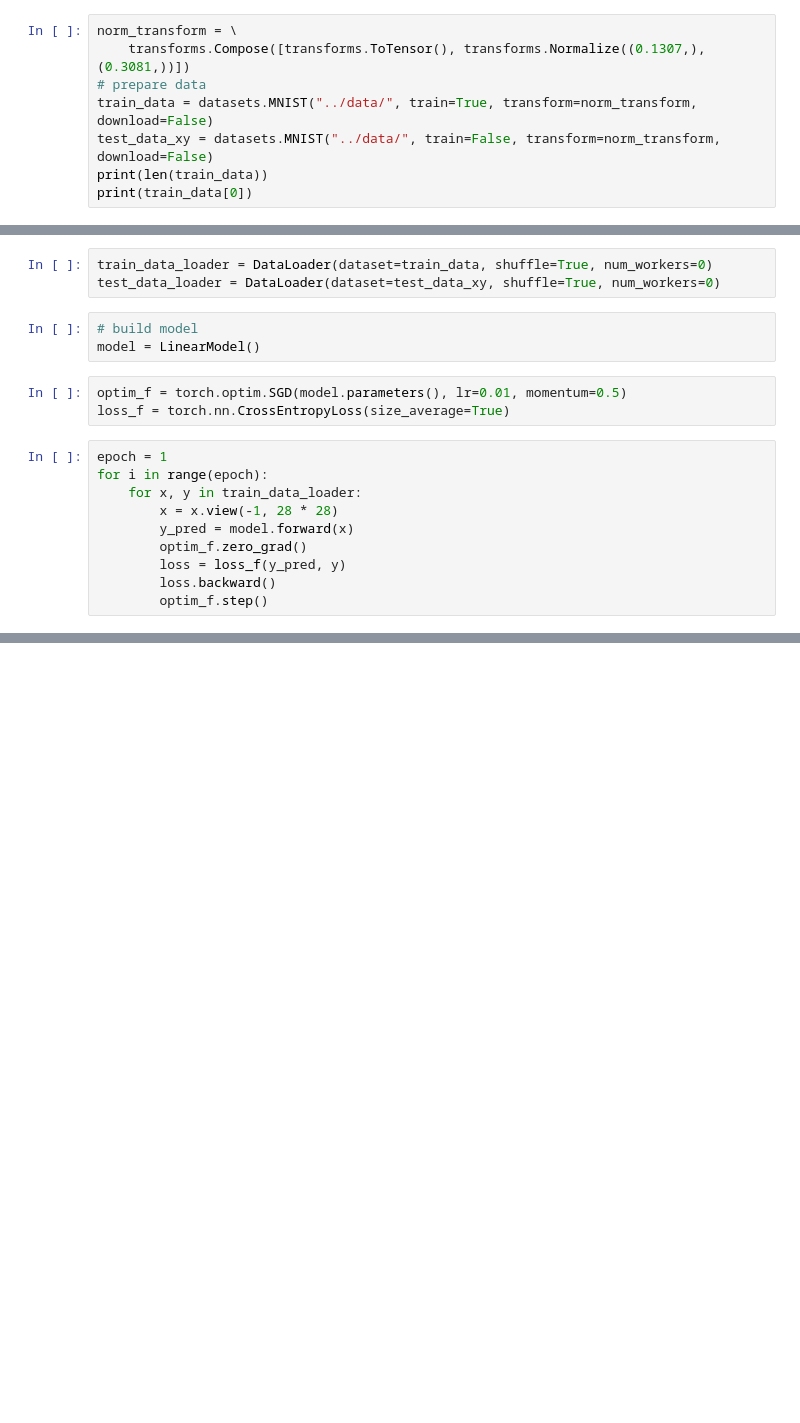
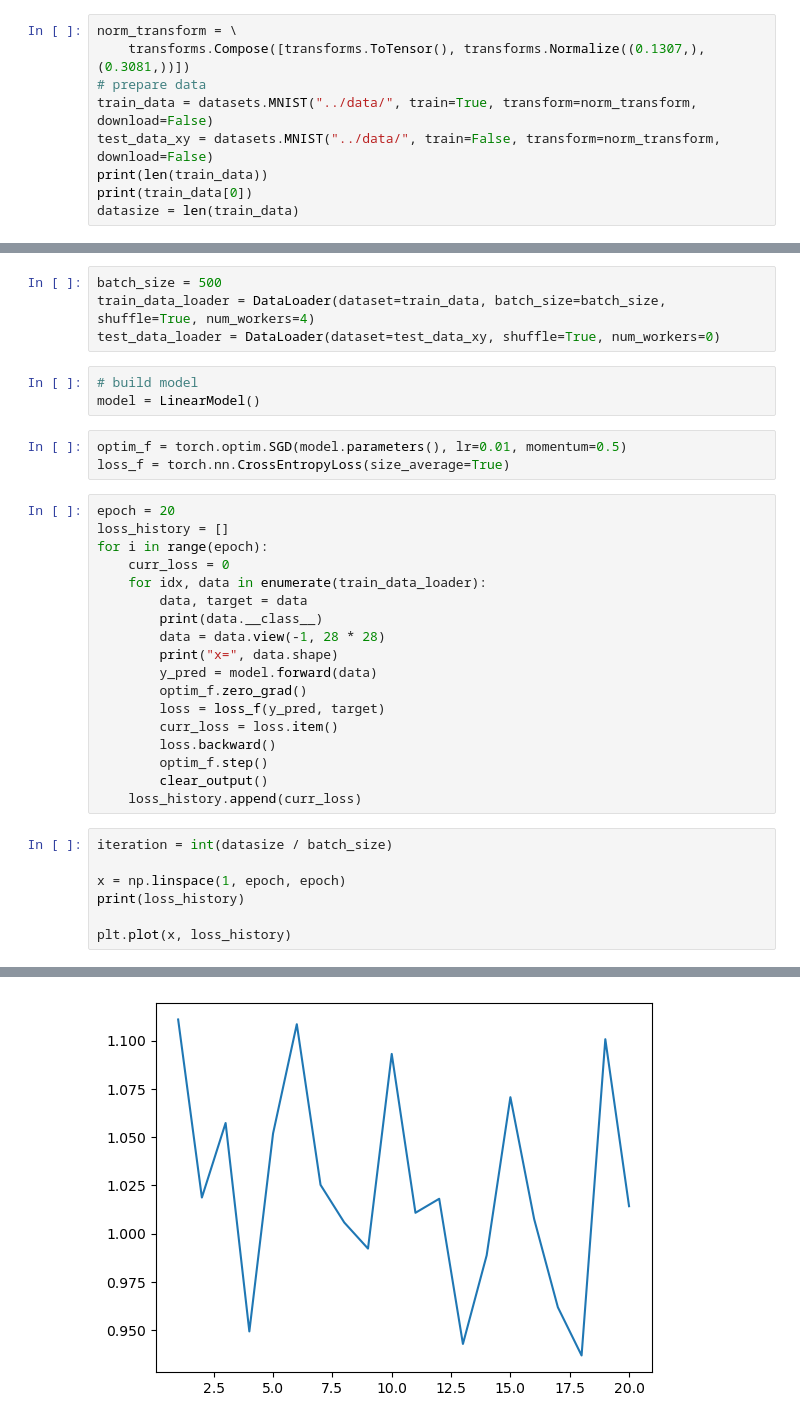
Before and after one commit to patientCat/python_learn, a Jupyter notebook: thirdLearning/pytorch/08多分类问题/learnSoftMax1.ipynb, the cells around one changed output, grey strips where cells are left out. Drawn from its saved outputs; the diff is of its cells as text; blank space fills up the shorter version.

```diff
--- a/thirdLearning/pytorch/08多分类问题/learnSoftMax1.ipynb
+++ b/thirdLearning/pytorch/08多分类问题/learnSoftMax1.ipynb
@@ -16,3 +19,4 @@ train_data = datasets.MNIST("../data/", train=True, transform=norm_transform, do
 test_data_xy = datasets.MNIST("../data/", train=False, transform=norm_transform, download=False)
 print(len(train_data))
 print(train_data[0])
+datasize = len(train_data)
@@ -19,5 +41,6 @@ print(train_data[0])
 # %%
-train_data_loader = DataLoader(dataset=train_data, shuffle=True, num_workers=0)
+batch_size = 500
+train_data_loader = DataLoader(dataset=train_data, batch_size=batch_size, shuffle=True, num_workers=4)
 test_data_loader = DataLoader(dataset=test_data_xy, shuffle=True, num_workers=0)
 # %%
 # build model
@@ -26,12 +49,28 @@ model = LinearModel()
 optim_f = torch.optim.SGD(model.parameters(), lr=0.01, momentum=0.5)
 loss_f = torch.nn.CrossEntropyLoss(size_average=True)
 # %%
-epoch = 1
+epoch = 20
+loss_history = []
 for i in range(epoch):
-    for x, y in train_data_loader:
-        x = x.view(-1, 28 * 28)
-        y_pred = model.forward(x)
+    curr_loss = 0
+    for idx, data in enumerate(train_data_loader):
+        data, target = data
+        print(data.__class__)
+        data = data.view(-1, 28 * 28)
+        print("x=", data.shape)
+        y_pred = model.forward(data)
         optim_f.zero_grad()
-        loss = loss_f(y_pred, y)
+        loss = loss_f(y_pred, target)
+        curr_loss = loss.item()
         loss.backward()
         optim_f.step()
+        clear_output()
+    loss_history.append(curr_loss)
+# %%
+iteration = int(datasize / batch_size)
+
+x = np.linspace(1, epoch, epoch)
+print(loss_history)
+
+plt.plot(x, loss_history)
+# %% [output]
@@ -37,0 +79 @@ for i in range(epoch):
+[figure, added]
```
Also changed, not shown: parts of 3 cells of this notebook, 1 other file.
